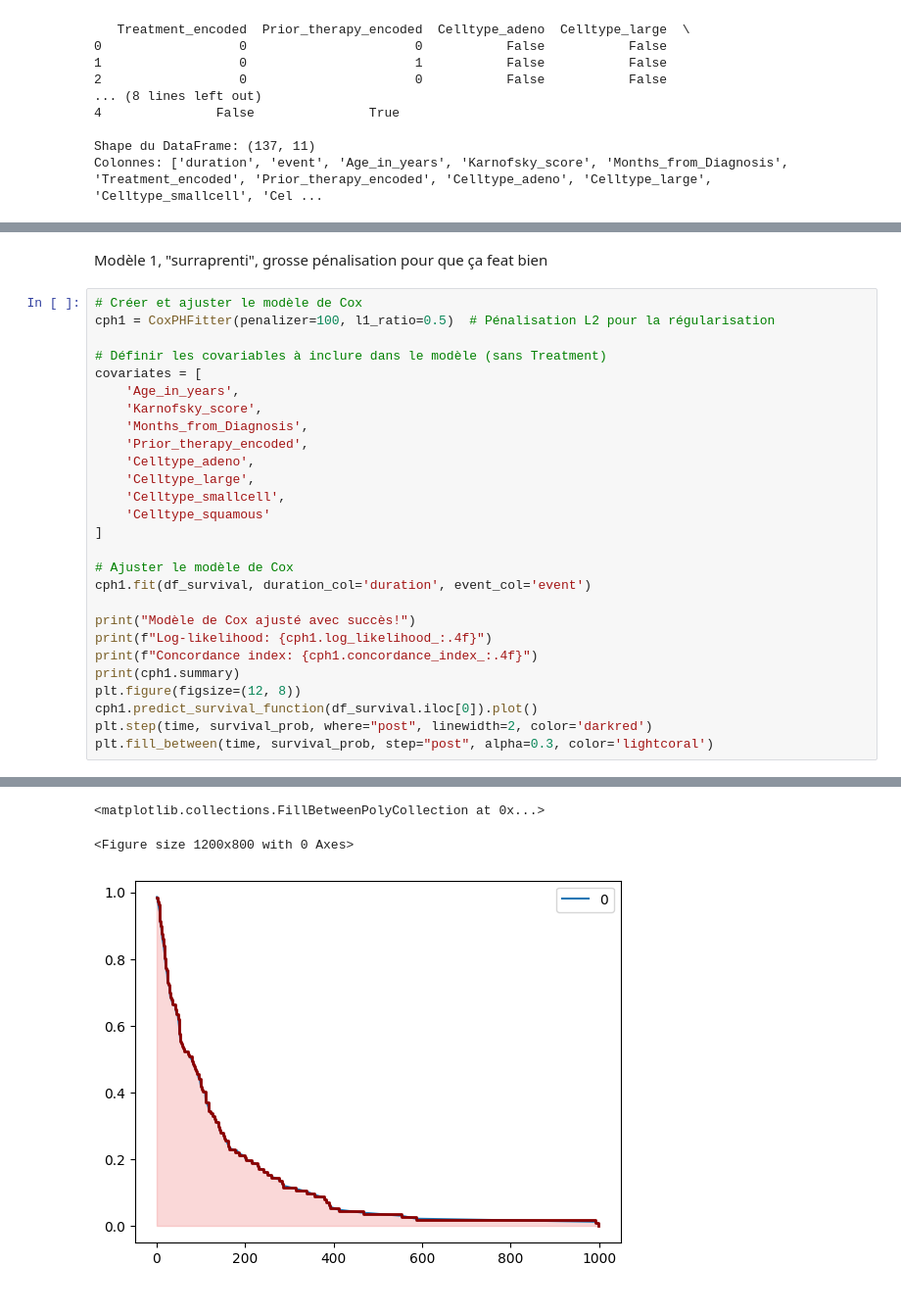
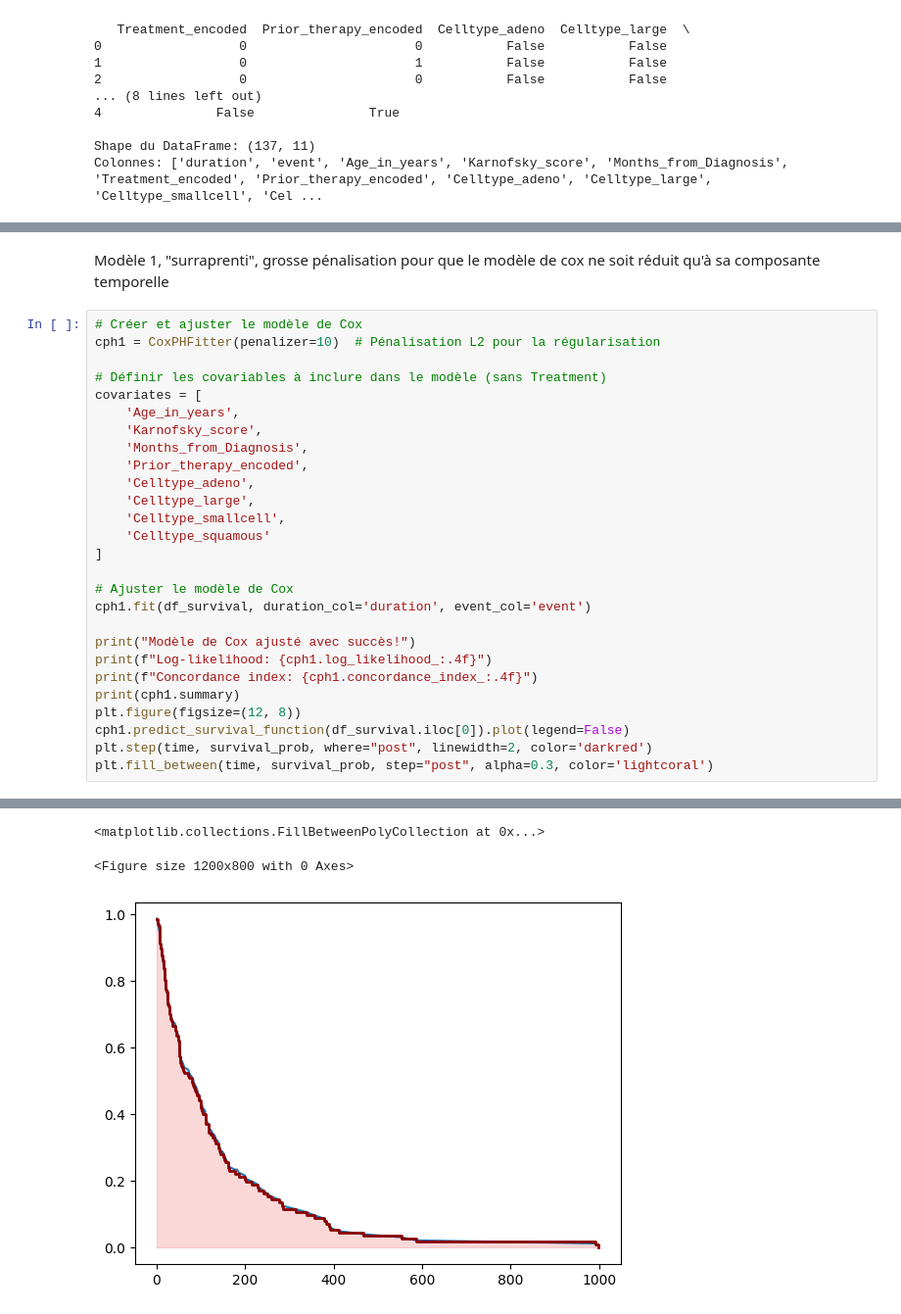
Before and after one commit to thomaspogu/Survival-analysis---Projet-ORRA, a Jupyter notebook: k_m_estimator_skicit.ipynb, the cells around one changed output, grey strips where cells are left out. Shown at 98% size. Cells and saved outputs as stored; diff of their text form.

```diff
--- a/k_m_estimator_skicit.ipynb
+++ b/k_m_estimator_skicit.ipynb
@@ -160,10 +160,10 @@ df_survival.corr()
 | Celltype_smallcell | -0.233343 | 0.009466 | 0.109667 | -0.184925 | 0.033081 | -0.178241 | ... |
 | Celltype_squamous | 0.292712 | -0.114894 | 0.008398 | 0.067120 | 0.124922 | 0.087961 | ... |
 # %% [markdown]
-Modèle 1, "surraprenti", grosse pénalisation pour que ça feat bien
+Modèle 1, "surraprenti", grosse pénalisation pour que le modèle de cox ne soit réduit qu'à sa composante temporelle
 # %%
 # Créer et ajuster le modèle de Cox
-cph1 = CoxPHFitter(penalizer=100, l1_ratio=0.5)  # Pénalisation L2 pour la régularisation
+cph1 = CoxPHFitter(penalizer=10)  # Pénalisation L2 pour la régularisation
 
 # Définir les covariables à inclure dans le modèle (sans Treatment)
 covariates = [
@@ -185,7 +185,7 @@ print(f"Log-likelihood: {cph1.log_likelihood_:.4f}")
 print(f"Concordance index: {cph1.concordance_index_:.4f}")
 print(cph1.summary)
 plt.figure(figsize=(12, 8))
-cph1.predict_survival_function(df_survival.iloc[0]).plot()
+cph1.predict_survival_function(df_survival.iloc[0]).plot(legend=False)
 plt.step(time, survival_prob, where="post", linewidth=2, color='darkred')
 plt.fill_between(time, survival_prob, step="post", alpha=0.3, color='lightcoral')
 # %% [output]
@@ -209,4 +209,4 @@ Celltype_squamous      0.003474
 <matplotlib.collections.FillBetweenPolyCollection at 0x...>
 <Figure size 1200x800 with 0 Axes>
-[figure, old version]
+[figure, new version]
 # %% [markdown]
```
Also changed, not shown: parts of 7 cells of this notebook.
